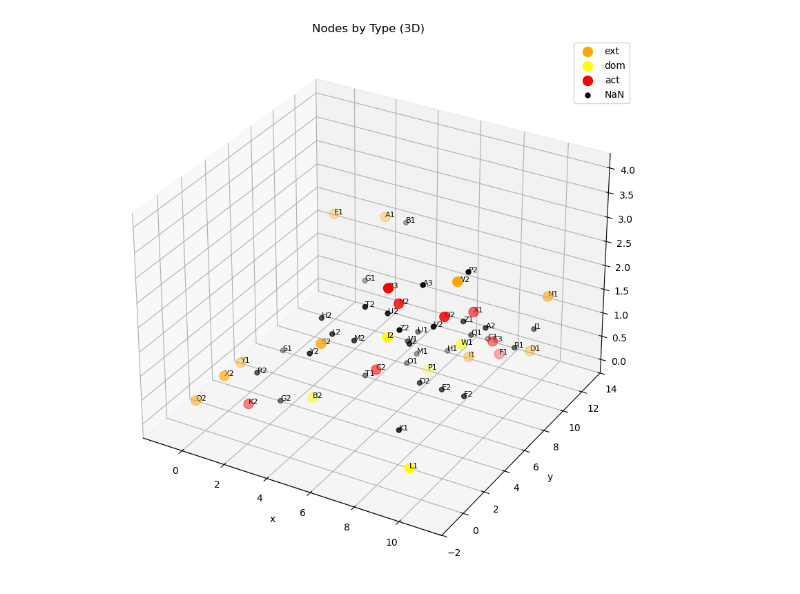
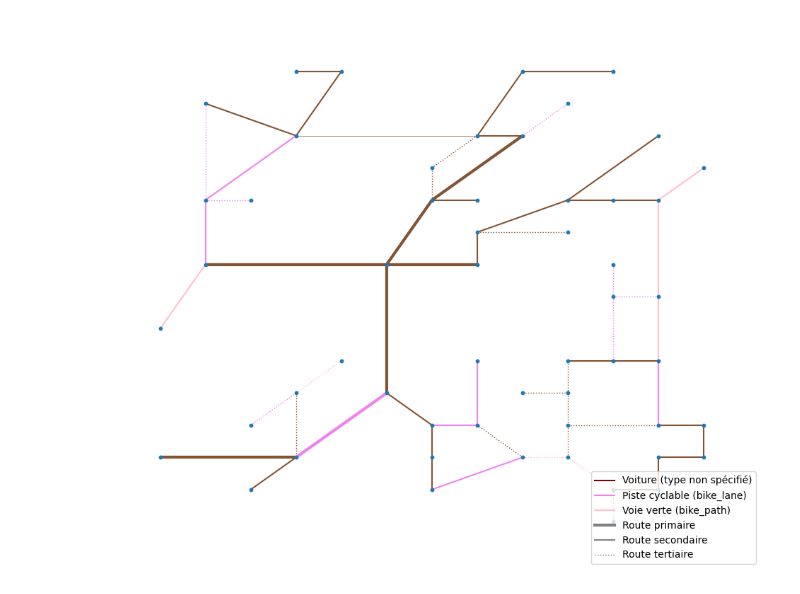
Before and after one commit to tim-lemm/code_these, a Jupyter notebook: notebooks/test.ipynb, the cells around one changed output. Cells and saved outputs as stored; diff of their text form; code cells hidden in the pictures.

```diff
--- a/notebooks/test.ipynb
+++ b/notebooks/test.ipynb
@@ -9 +183,7 @@ nodes = pd.read_csv("/Users/tristan.lemoalle/Documents/Thèse/Code/code_these/co
+# %%
+for edge in G.edges(data=True):
+    if edge[2].get("type_bike") in ['bike_lane','bike_path']:
+        edge[2]["bikes"] = True
+    else:
+        edge[2]["bikes"] = False
 # %%
@@ -82,23 +192,51 @@ plt.show()
-# %%
-# Create a 3D scatter plot with different colors for each type
-fig = plt.figure(figsize=(12, 10))
-ax = fig.add_subplot(111, projection='3d')
-
-# Plot each type with different colors
-ax.scatter(ext_nodes['x'], ext_nodes['y'], ext_nodes['z'], c='orange', label='ext', s=100)
-ax.scatter(dom_nodes['x'], dom_nodes['y'], dom_nodes['z'], c='yellow', label='dom', s=100)
-ax.scatter(act_nodes['x'], act_nodes['y'], act_nodes['z'], c='red', label='act', s=100)
-ax.scatter(nan_nodes['x'], nan_nodes['y'], nan_nodes['z'], c='black', label='NaN', s=25)
-
-# Add labels for each node
-for idx, row in nodes.iterrows():
-    ax.text(row['x'], row['y'], row['z'], row['node'], fontsize=8)
-
-ax.set_xlabel('x')
-ax.set_ylabel('y')
-ax.set_zlabel('z')
-ax.legend()
-ax.set_title('Nodes by Type (3D)')
-plt.show()
-# %% [output]
-[figure, removed]
+# %%
+pos_big_city = {node: (data['x'], data['y']) for node, data in G.nodes(data=True)}
+
+edge_colors = []
+edge_linewidths = []
+edge_linestyles = []
+
+# Définition des styles
+color_map = {'bike_lane': 'violet', 'bike_path': 'pink'}
+linewidth_map = {'primary': 3, 'secondary': 1.5, 'tertiary': 1}
+linestyle_map = {'primary': 'solid', 'secondary': 'solid', 'tertiary': 'dotted'}
+
+# Valeurs par défaut si un attribut est manquant
+default_color = "#835433"
+default_linewidth = 0.5
+default_linestyle = 'solid'
+
+for _, _, edge in G.edges(data=True):
+    # Détermination de la couleur en fonction de 'type_bike'
+    bike_type = edge.get('type_bike')
+    edge_colors.append(color_map.get(bike_type, default_color))
+
+    # Détermination de l'épaisseur et du style en fonction de 'type_car'
+    car_type = edge.get('type_car')
+    edge_linewidths.append(linewidth_map.get(car_type, default_linewidth))
+    edge_linestyles.append(linestyle_map.get(car_type, default_linestyle))
+
+fig, ax = plt.subplots(figsize=(12, 10))
+# Affichage du graphe avec les styles personnalisés
+nx.draw(
+    G, pos_big_city,
+    edge_color=edge_colors,
+    width=edge_linewidths,
+    style=edge_linestyles,
+    node_size=10, ax=ax
+)
+
+
+legend_elements = [
+    Line2D([0], [0], color='maroon', lw=1.5, label='Voiture (type non spécifié)'),
+    Line2D([0], [0], color='violet', lw=1.5, label='Piste cyclable (bike_lane)'),
+    Line2D([0], [0], color='pink', lw=1.5, label='Voie verte (bike_path)'),
+    Line2D([0], [0], color='gray', lw=3, linestyle='solid', label='Route primaire'),
+    Line2D([0], [0], color='gray', lw=1.5, linestyle='solid', label='Route secondaire'),
+    Line2D([0], [0], color='gray', lw=1, linestyle='dotted', label='Route tertiaire')
+]
+ax.legend(handles=legend_elements, loc='lower right')
+
+plt.show()
+# %% [output]
+[figure, added]
```
Also changed, not shown: parts of 15 cells of this notebook, 2 other files.
